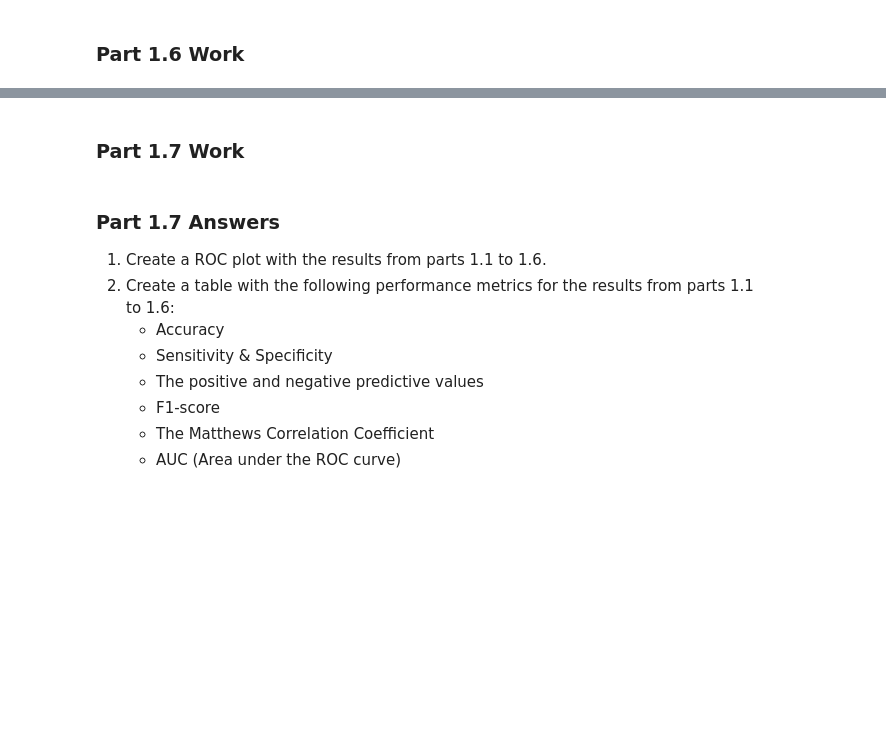
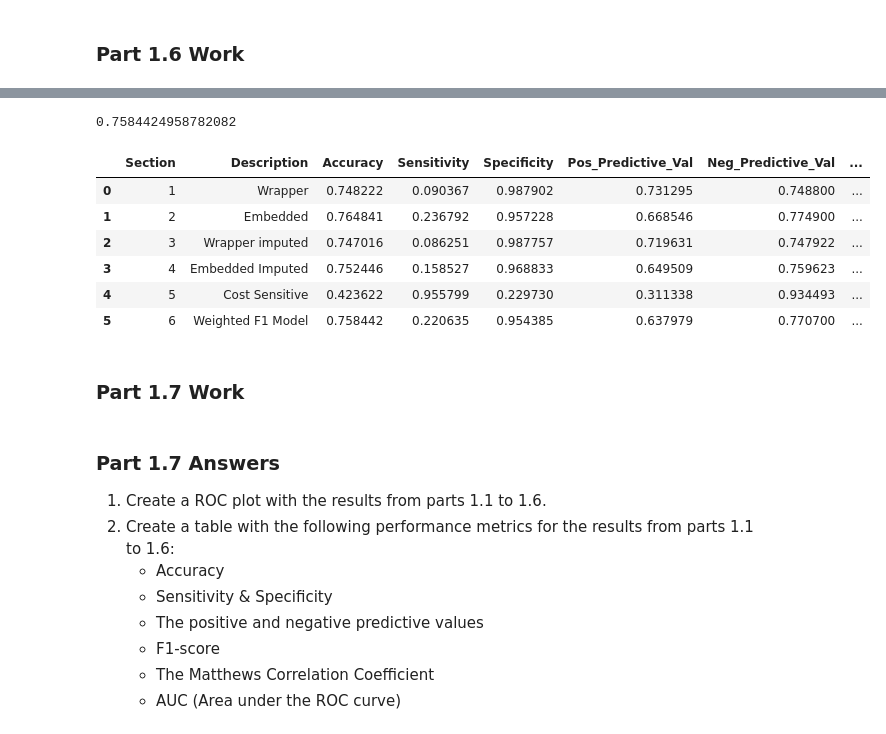
Before and after one commit to ryanquinnnelson/CMU-02718-HW3, a Jupyter notebook: HW_3_ryann.ipynb, the cells around one changed output, grey strips where cells are left out. Saved outputs shown, nothing was run; the diff lists cells and outputs as text; code cells hidden in the pictures; blank space fills up the shorter version.

```diff
--- a/HW_3_ryann.ipynb
+++ b/HW_3_ryann.ipynb
@@ -756,0 +812,5 @@ df_results
+# %%
+# capture metrics for later use
+y_score_1_5 = y_score_from_decision_function(clf_1_5,X_1_5_select)
+df_results = add_metrics_to_table(df_results,5,"Cost Sensitive",clf_1_5,X_1_5_select,y_1_5,y_score_1_5)
+df_results
@@ -1009,3 +1053,0 @@ df_folds_avg
-# %%
-# add row to results dataframe
-df_results = pd.concat([df_results,df_folds_avg])
@@ -1020,0 +1054,24 @@ print("Average Weighted F1-Score:",mean(weighted_f1_scores))
+# %%
+%%time
+
+# select data
+X_1_6 = X_1_3
+y_1_6 = y_1_3
+print(X_1_6.shape)
+print(y_1_6.shape)
+
+
+# select features
+rfe_1_6 = run_crossfold_recursive_feature_elimination(X_1_6,y_1_6)
+features_1_6 = get_feature_list(X_1_6,rfe_1_6.support_)
+print(features_1_6)
+
+
+# limit features to those selected by previous step
+X_1_6_select = build_X_from_features(X_1_6,features_1_6)
+print(X_1_6_select.shape)
+
+
+# score classifier using 10-fold cross validation
+weighted_f1_score = run_classifier_with_cross_validation_1_6(X_1_6_select,y_1_6,10)
+print("Weighted F1-Score:",weighted_f1_score)
@@ -1020,0 +1086,5 @@ print("Average Weighted F1-Score:",mean(weighted_f1_scores))
+# %%
+%%time
+
+# run classifier on full dataset to capture metrics
+clf_1_6 = train_adaboost_classifier(X_1_6_select,y_1_6)
@@ -1021,3 +1094,17 @@ print("Average Weighted F1-Score:",mean(weighted_f1_scores))
+# %%
+# capture metrics for later use
+y_score_1_6 = y_score_from_decision_function(clf_1_6,X_1_6_select)
+df_results = add_metrics_to_table(df_results,6,"Weighted F1 Model",clf_1_6,X_1_6_select,y_1_6,y_score_1_6)
+df_results
+# %% [output]
+0.7584424958782082
+|  | Section | Description | Accuracy | Sensitivity | Specificity | Pos_Predictive_Val | Neg_Predictive_Val | ... |
+| 0 | 1 | Wrapper | 0.748222 | 0.090367 | 0.987902 | 0.731295 | 0.748800 | ... |
+| 1 | 2 | Embedded | 0.764841 | 0.236792 | 0.957228 | 0.668546 | 0.774900 | ... |
+| 2 | 3 | Wrapper imputed | 0.747016 | 0.086251 | 0.987757 | 0.719631 | 0.747922 | ... |
+| 3 | 4 | Embedded Imputed | 0.752446 | 0.158527 | 0.968833 | 0.649509 | 0.759623 | ... |
+| 4 | 5 | Cost Sensitive | 0.423622 | 0.955799 | 0.229730 | 0.311338 | 0.934493 | ... |
+| 5 | 6 | Weighted F1 Model | 0.758442 | 0.220635 | 0.954385 | 0.637979 | 0.770700 | ... |
 # %% [markdown]
 ### Part 1.7 Work
 # %%
```
Also changed, not shown: parts of 121 cells of this notebook.
